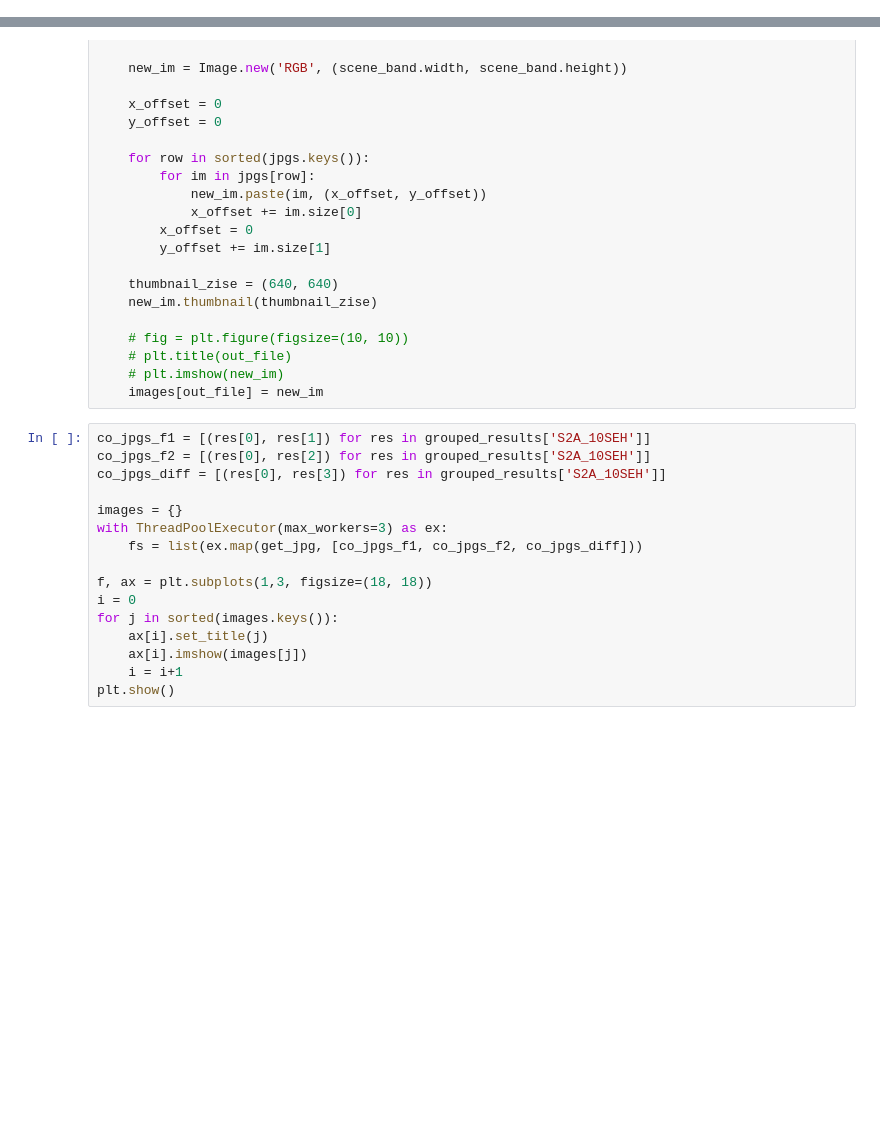
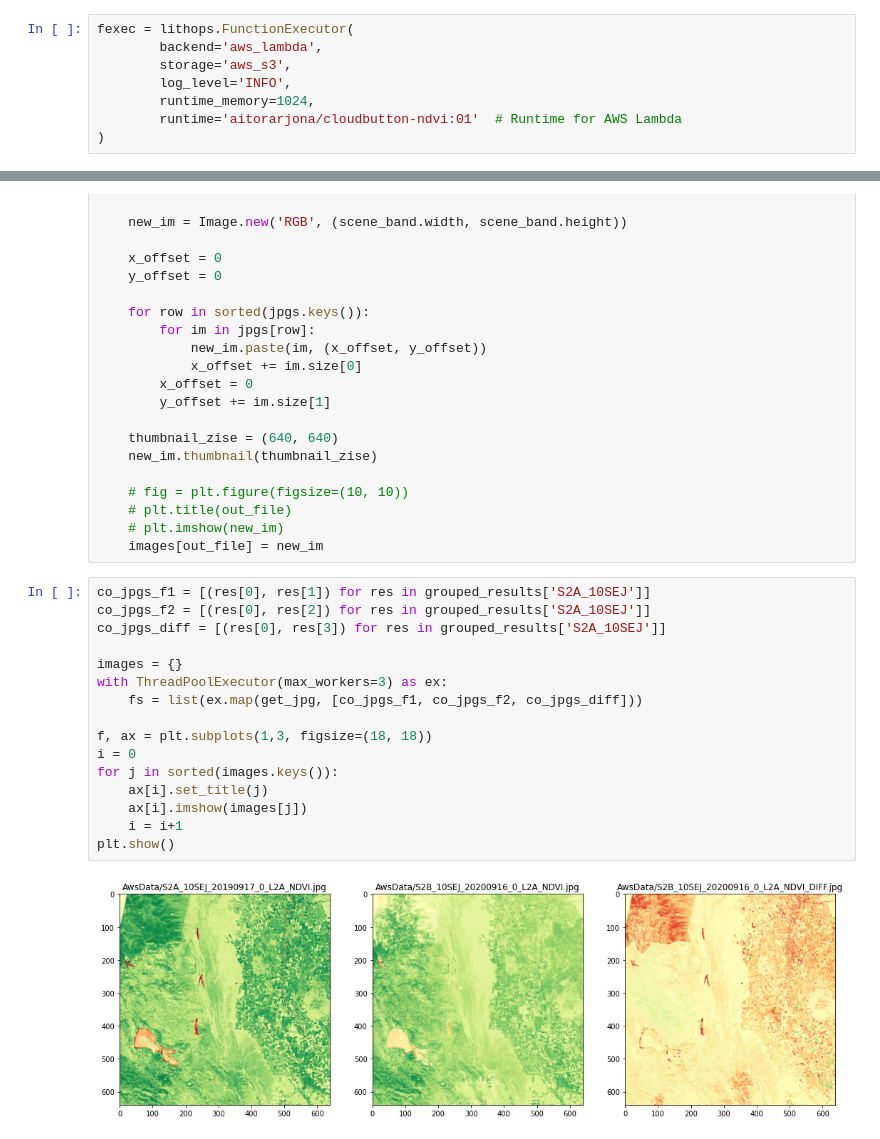
Before and after one commit to cloudbutton/geospatial-usecase, a Jupyter notebook: ndvi-diff/NDVI-diff.ipynb, the cells around one changed output, grey strips where cells are left out. Drawn from its saved outputs; the diff is of its cells as text; blank space fills up the shorter version.

```diff
--- a/ndvi-diff/NDVI-diff.ipynb
+++ b/ndvi-diff/NDVI-diff.ipynb
@@ -246,3 +229,11 @@ def compute_ndvi_diff(old_scene, new_scene, ij_window, storage):
     return key, ij_window, co_jpg_f1, co_jpg_f2, co_jpg_diff
 # %% [markdown]
 Using the selected parameters, get the identifiers of the selected tiles from Sentinel-2:
+# %%
+fexec = lithops.FunctionExecutor(
+        backend='aws_lambda',
+        storage='aws_s3',
+        log_level='INFO',
+        runtime_memory=1024,
+        runtime='aitorarjona/cloudbutton-ndvi:01'  # Runtime for AWS Lambda
+)
@@ -309,18 +305,20 @@ def get_jpg(data):
     # plt.imshow(new_im)
     images[out_file] = new_im
 # %%
-co_jpgs_f1 = [(res[0], res[1]) for res in grouped_results['S2A_10SEH']]
-co_jpgs_f2 = [(res[0], res[2]) for res in grouped_results['S2A_10SEH']]
-co_jpgs_diff = [(res[0], res[3]) for res in grouped_results['S2A_10SEH']]
+co_jpgs_f1 = [(res[0], res[1]) for res in grouped_results['S2A_10SEJ']]
+co_jpgs_f2 = [(res[0], res[2]) for res in grouped_results['S2A_10SEJ']]
+co_jpgs_diff = [(res[0], res[3]) for res in grouped_results['S2A_10SEJ']]
 
 images = {}
 with ThreadPoolExecutor(max_workers=3) as ex:
     fs = list(ex.map(get_jpg, [co_jpgs_f1, co_jpgs_f2, co_jpgs_diff]))
 
 f, ax = plt.subplots(1,3, figsize=(18, 18))
 i = 0
 for j in sorted(images.keys()):
     ax[i].set_title(j)
     ax[i].imshow(images[j])
     i = i+1
 plt.show()
+# %% [output]
+[figure, added]
```
Also changed, not shown: parts of 22 cells of this notebook, 3 other files.
